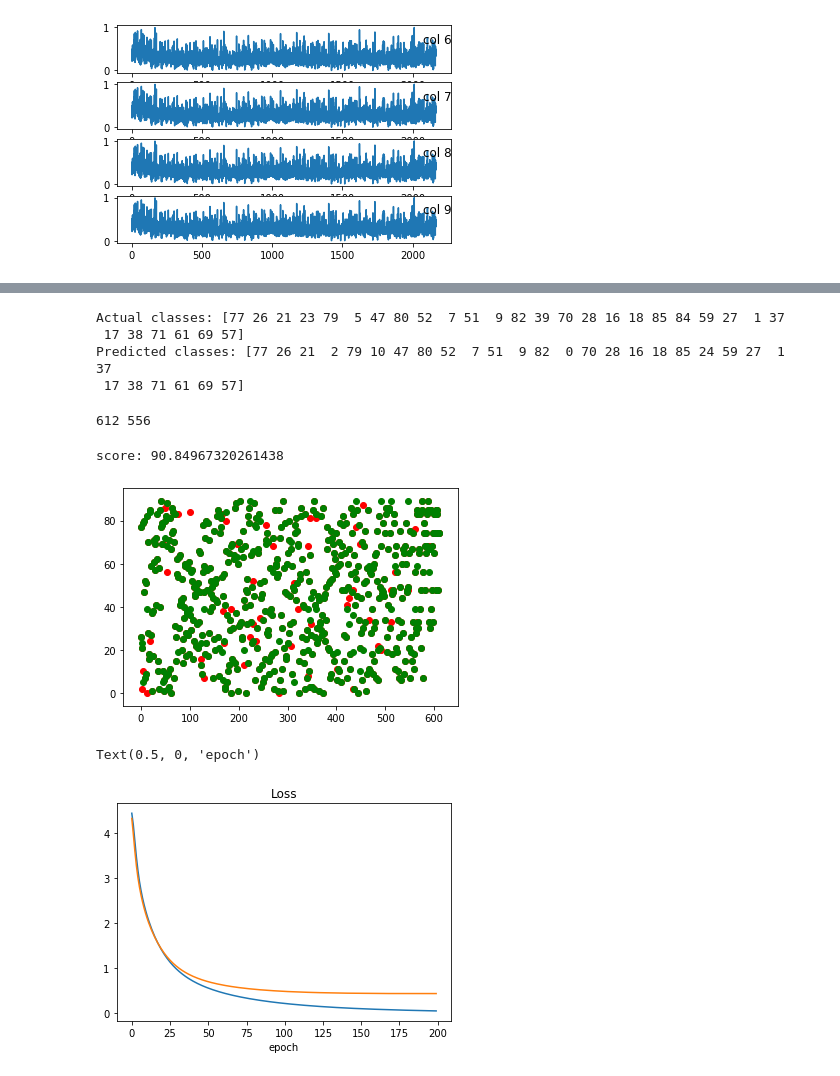
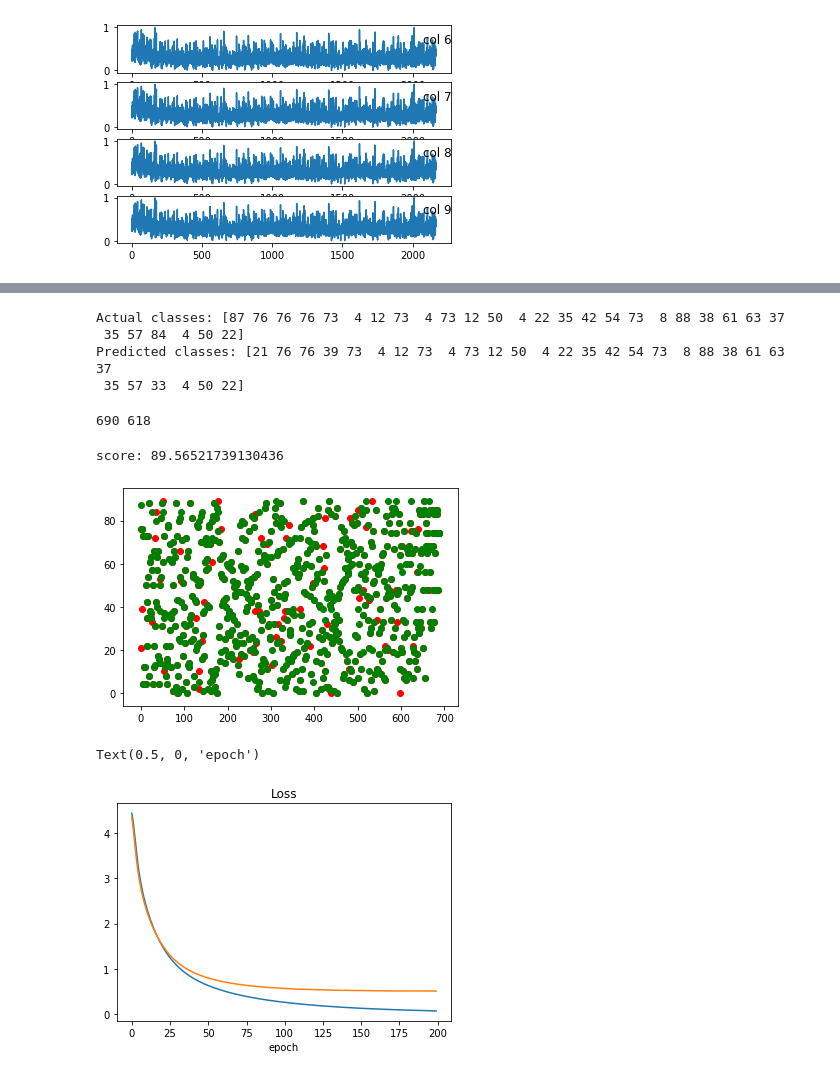
Before and after one commit to priyankachahal/student_research, a Jupyter notebook: ecg_classification.ipynb, the cells around one changed output, grey strips where cells are left out. Saved outputs shown, nothing was run; the diff lists cells and outputs as text; code cells hidden in the pictures.

Commit message:
added capabilities to sample the train and test dataset by percentage

```diff
--- a/ecg_classification.ipynb
+++ b/ecg_classification.ipynb
@@ -61,18 +59,35 @@ for group in groups:
 plt.show()
 # %% [output]
 [figure]
+# %%
+def sample_training_dataset(input_values, percentage = 0.7):
+  freqmap = np.array(np.unique(input_values[:, [input_values.shape[1] - 1]].astype(int), return_counts=True)).T
+  freqmap[:,1] = freqmap[:,1].astype(float) * percentage
+  # stores the required freq of each label
+  labelCountDict = {};
+  for label, freq in freqmap:
+    labelCountDict[label] = freq
+  train_arr, test_arr = [], []
+  # go through each row of input array after removing NaN
+  for row in input_values:
+    label_column_index = row[values.shape[1] - 1]
+    # if we still have required freq of label, we add to train dataset or add to test dataset
+    if labelCountDict[label_column_index] > 0:
+      train_arr.append(row)
+      labelCountDict[label_column_index] = labelCountDict[label_column_index] - 1
+    else:
+      test_arr.append(row)
+  return np.array(train_arr), np.array(test_arr)
 # %%
-features = 300
+# make sure the percentage is between >= 0.1 and <= 0.9, this samples the dataset but maintains order of labels.
+train, test = sample_training_dataset(values, 0.7)
 timestep = 1
-n_train =  1556   #30% of 2222,20%= 1778
-train = values[:n_train, :]
-test = values[n_train:, :]
 # split into input and outputs
 train_X, train_y = train[:, :-1], train[:, -1]
 test_X, test_y = test[:, :-1], test[:, -1]
 # reshape input to be 3D [samples, timesteps, features]
-train_X = train_X.reshape((train_X.shape[0], 1, train_X.shape[1]))
-test_X = test_X.reshape((test_X.shape[0], 1, test_X.shape[1]))
+train_X = train_X.reshape((train_X.shape[0], timestep, train_X.shape[1]))
+test_X = test_X.reshape((test_X.shape[0], timestep, test_X.shape[1]))
 # keep labels as int
 train_y = train_y.astype(int)
 test_y = test_y.astype(int)
@@ -116,13 +145,13 @@ for c in results:
   final_results[index] = ind
   index = index + 1;
 # %%
-print("Actual classes:",test_y[:30])
-print("Predicted classes:",final_results[:30])
+print("Actual classes:", test_y[:30])
+print("Predicted classes:", final_results[:30])
 # %% [output]
-Actual classes: [77 26 21 23 79  5 47 80 52  7 51  9 82 39 70 28 16 18 85 84 59 27  1 37
- 17 38 71 61 69 57]
-Predicted classes: [77 26 21  2 79 10 47 80 52  7 51  9 82  0 70 28 16 18 85 24 59 27  1 37
- 17 38 71 61 69 57]
+Actual classes: [87 76 76 76 73  4 12 73  4 73 12 50  4 22 35 42 54 73  8 88 38 61 63 37
+ 35 57 84  4 50 22]
+Predicted classes: [21 76 76 39 73  4 12 73  4 73 12 50  4 22 35 42 54 73  8 88 38 61 63 37
+ 35 57 33  4 50 22]
 # %%
 correct_classification = 0
 total_classification = 0
@@ -132,19 +161,19 @@ for d, c in zip(final_results, test_y):
     correct_classification = correct_classification + 1
 print(total_classification, correct_classification)
 # %% [output]
-612 556
+690 618
 # %%
 score = (correct_classification/total_classification) * 100
 print('score:', score)
 # %% [output]
-score: 90.84967320261438
+score: 89.56521739130436
 # %%
 results.shape
-plt.scatter(range(612), final_results, c='r');
-plt.scatter(range(612), test_y, c='g');
+plt.scatter(range(total_classification), final_results, c='r');
+plt.scatter(range(total_classification), test_y, c='g');
 plt.show()
 # %% [output]
-[figure, old version]
+[figure, new version]
 # %%
 plt.plot(history.history['loss'],)
 plt.plot(history.history['val_loss'])
@@ -152,7 +181,7 @@ plt.title('Loss')
 plt.xlabel('epoch')
 # %% [output]
 Text(0.5, 0, 'epoch')
-[figure, old version]
+[figure, new version]
 # %%
 from sklearn.metrics import confusion_matrix
 cnf_matrix = confusion_matrix(test_y, final_results)
```
Also changed, not shown: parts of 7 cells of this notebook.
